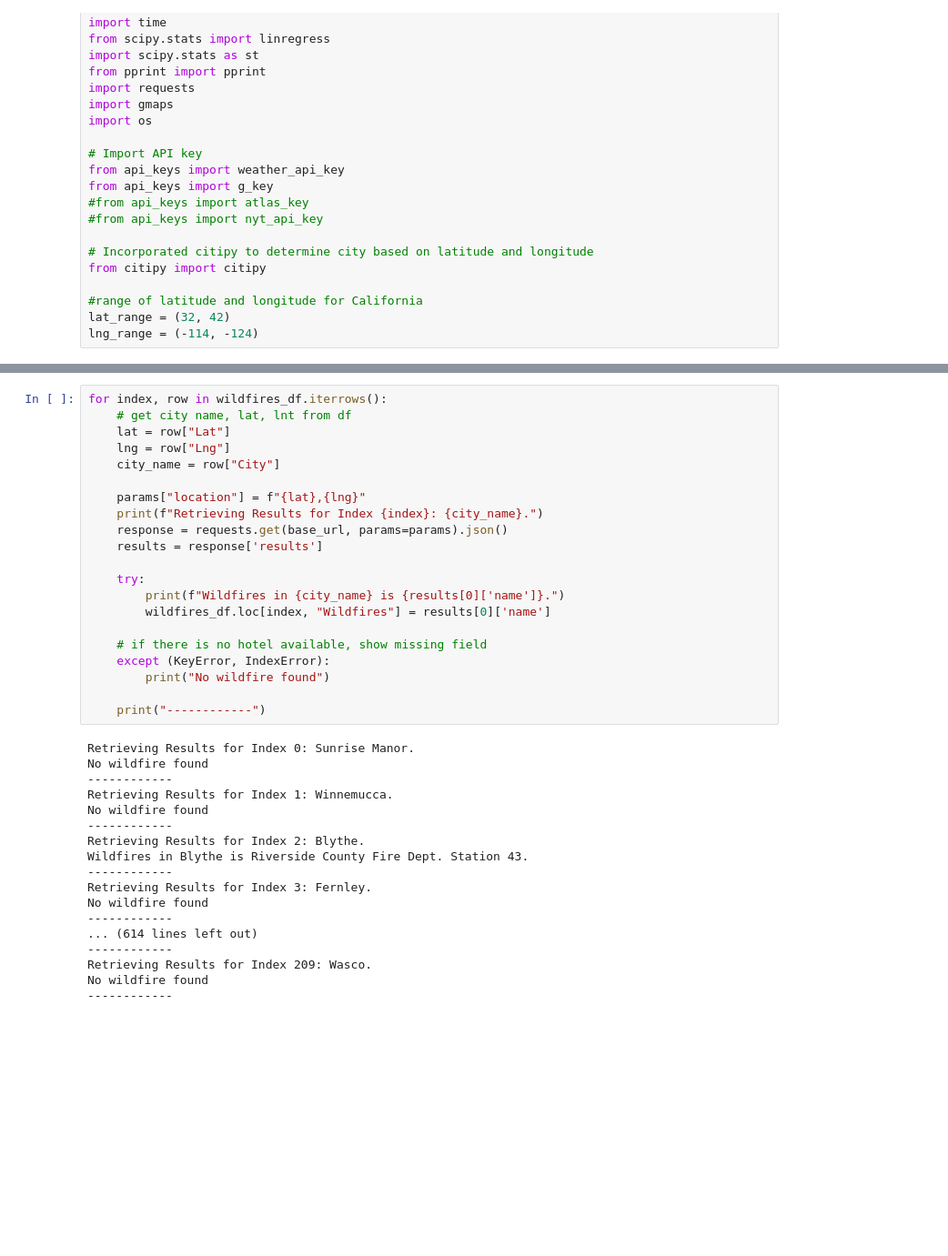
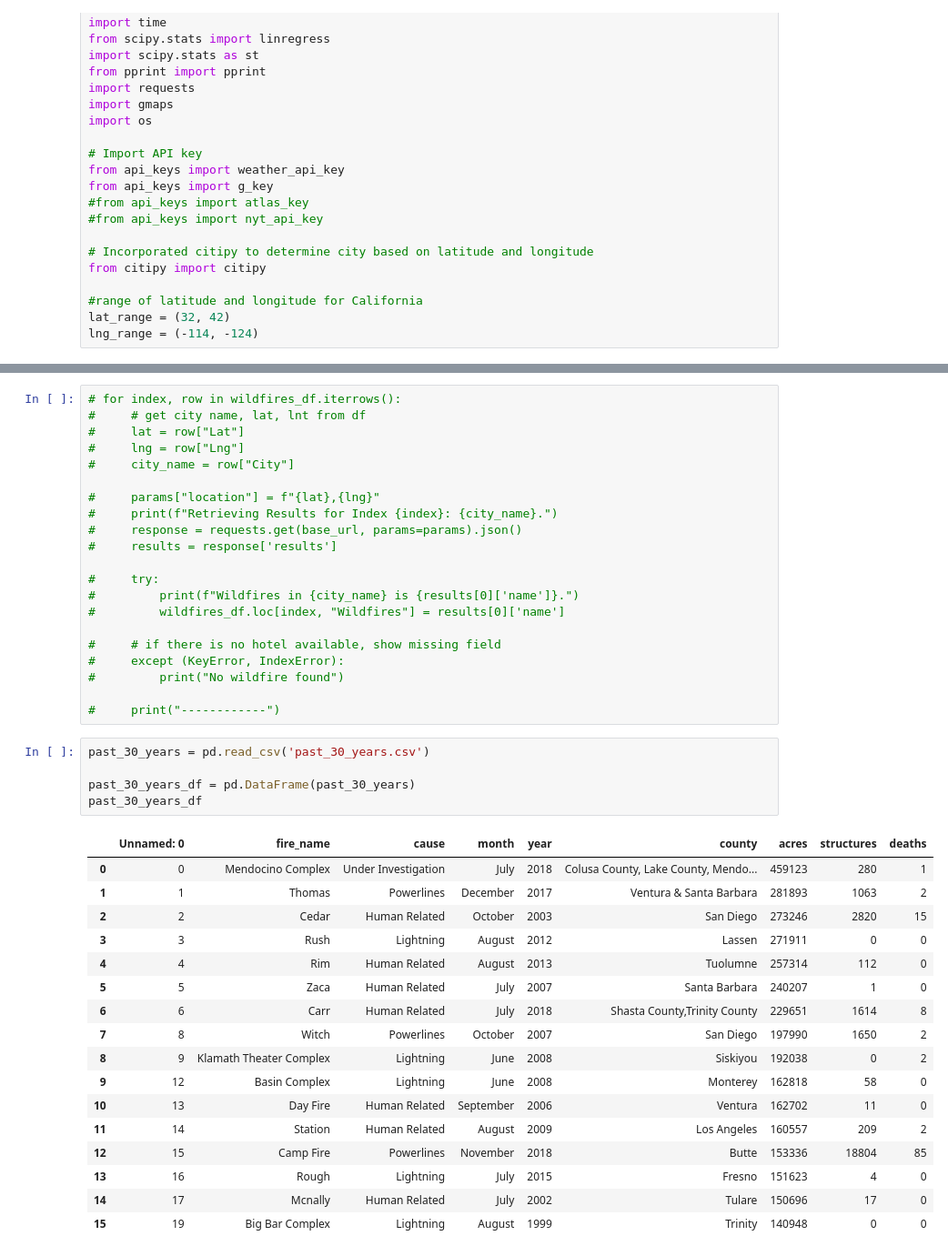
Before and after one commit to roborgain1/California-Wildfires-and-Climate-Change, a Jupyter notebook: fires_api_jrm.ipynb, the cells around one changed output, grey strips where cells are left out. Shown: that part at 91% size. Cells and saved outputs as stored; diff of their text form; blank space fills up the shorter version.

```diff
--- a/fires_api_jrm.ipynb
+++ b/fires_api_jrm.ipynb
@@ -148,39 +105,44 @@ params = {
 # %%
-for index, row in wildfires_df.iterrows():
-    # get city name, lat, lnt from df
-    lat = row["Lat"]
-    lng = row["Lng"]
-    city_name = row["City"]
+# for index, row in wildfires_df.iterrows():
+#     # get city name, lat, lnt from df
+#     lat = row["Lat"]
+#     lng = row["Lng"]
+#     city_name = row["City"]
 
-    params["location"] = f"{lat},{lng}"
-    print(f"Retrieving Results for Index {index}: {city_name}.")
-    response = requests.get(base_url, params=params).json()
-    results = response['results']
+#     params["location"] = f"{lat},{lng}"
+#     print(f"Retrieving Results for Index {index}: {city_name}.")
+#     response = requests.get(base_url, params=params).json()
+#     results = response['results']
 
-    try:
-        print(f"Wildfires in {city_name} is {results[0]['name']}.")
-        wildfires_df.loc[index, "Wildfires"] = results[0]['name']
+#     try:
+#         print(f"Wildfires in {city_name} is {results[0]['name']}.")
+#         wildfires_df.loc[index, "Wildfires"] = results[0]['name']
 
-    # if there is no hotel available, show missing field
-    except (KeyError, IndexError):
-        print("No wildfire found")
+#     # if there is no hotel available, show missing field
+#     except (KeyError, IndexError):
+#         print("No wildfire found")
 
-    print("------------")
+#     print("------------")
-# %% [output]
-Retrieving Results for Index 0: Sunrise Manor.
-No wildfire found
-------------
-Retrieving Results for Index 1: Winnemucca.
-No wildfire found
-------------
-Retrieving Results for Index 2: Blythe.
-Wildfires in Blythe is Riverside County Fire Dept. Station 43.
-------------
-Retrieving Results for Index 3: Fernley.
-No wildfire found
-------------
-... (614 lines left out)
-------------
-Retrieving Results for Index 209: Wasco.
-No wildfire found
-------------
+# %%
+past_30_years = pd.read_csv('past_30_years.csv')
+
+past_30_years_df = pd.DataFrame(past_30_years)
+past_30_years_df
+# %% [output]
+|  | Unnamed: 0 | fire_name | cause | month | year | county | acres | structures | deaths |
+| 0 | 0 | Mendocino Complex | Under Investigation | July | 2018 | Colusa County, Lake County, Mendo... | 459123 | 280 | 1 |
+| 1 | 1 | Thomas | Powerlines | December | 2017 | Ventura & Santa Barbara | 281893 | 1063 | 2 |
+| 2 | 2 | Cedar | Human Related | October | 2003 | San Diego | 273246 | 2820 | 15 |
+| 3 | 3 | Rush | Lightning | August | 2012 | Lassen | 271911 | 0 | 0 |
+| 4 | 4 | Rim | Human Related | August | 2013 | Tuolumne | 257314 | 112 | 0 |
+| 5 | 5 | Zaca | Human Related | July | 2007 | Santa Barbara | 240207 | 1 | 0 |
+| 6 | 6 | Carr | Human Related | July | 2018 | Shasta County,Trinity County | 229651 | 1614 | 8 |
+| 7 | 8 | Witch | Powerlines | October | 2007 | San Diego | 197990 | 1650 | 2 |
+| 8 | 9 | Klamath Theater Complex | Lightning | June | 2008 | Siskiyou | 192038 | 0 | 2 |
+| 9 | 12 | Basin Complex | Lightning | June | 2008 | Monterey | 162818 | 58 | 0 |
+| 10 | 13 | Day Fire | Human Related | September | 2006 | Ventura | 162702 | 11 | 0 |
+| 11 | 14 | Station | Human Related | August | 2009 | Los Angeles | 160557 | 209 | 2 |
+| 12 | 15 | Camp Fire | Powerlines | November | 2018 | Butte | 153336 | 18804 | 85 |
+| 13 | 16 | Rough | Lightning | July | 2015 | Fresno | 151623 | 4 | 0 |
+| 14 | 17 | Mcnally | Human Related | July | 2002 | Tulare | 150696 | 17 | 0 |
+| 15 | 19 | Big Bar Complex | Lightning | August | 1999 | Trinity | 140948 | 0 | 0 |
```
Also changed, not shown: parts of 9 cells of this notebook, 15 other files.
